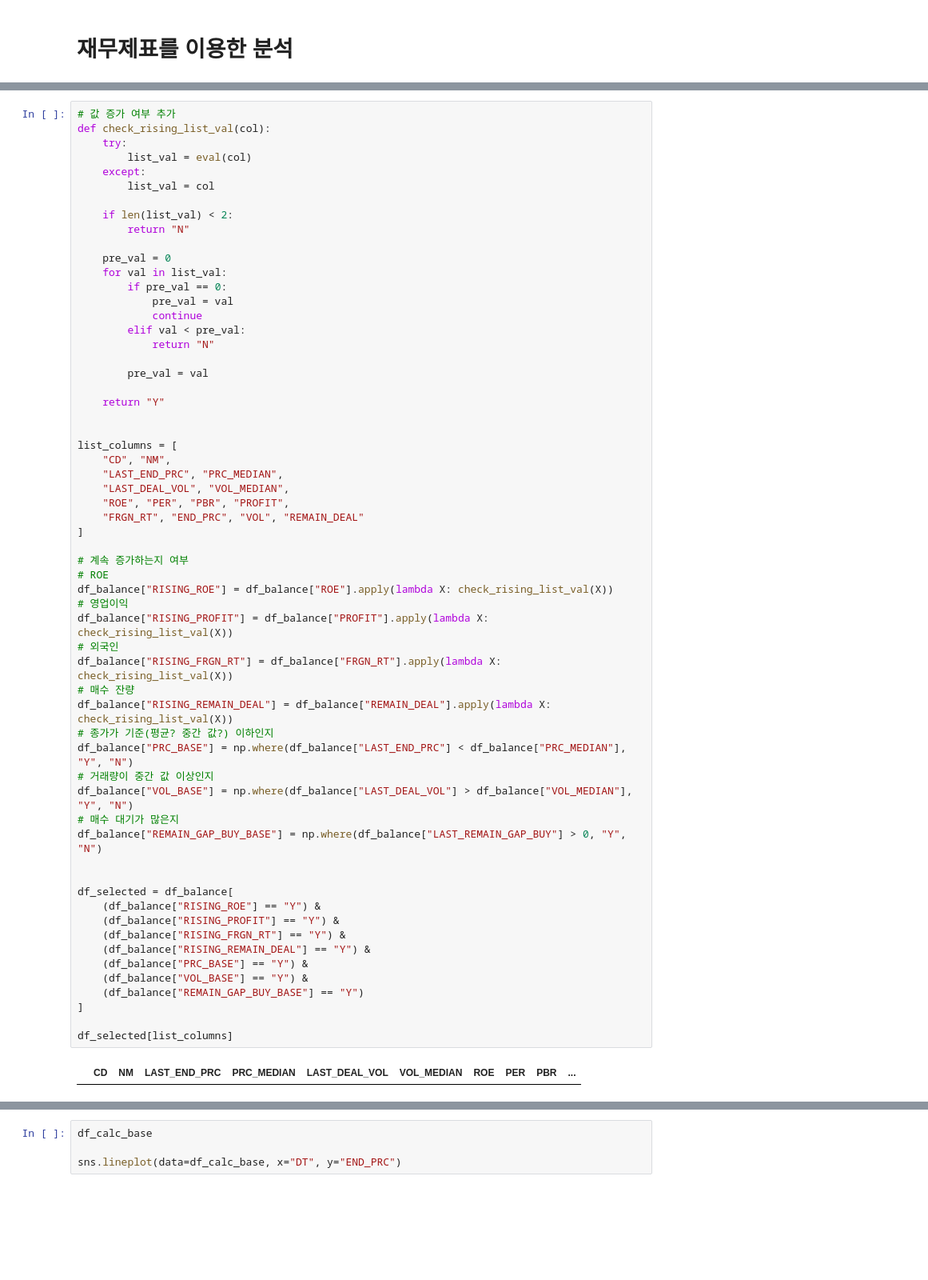
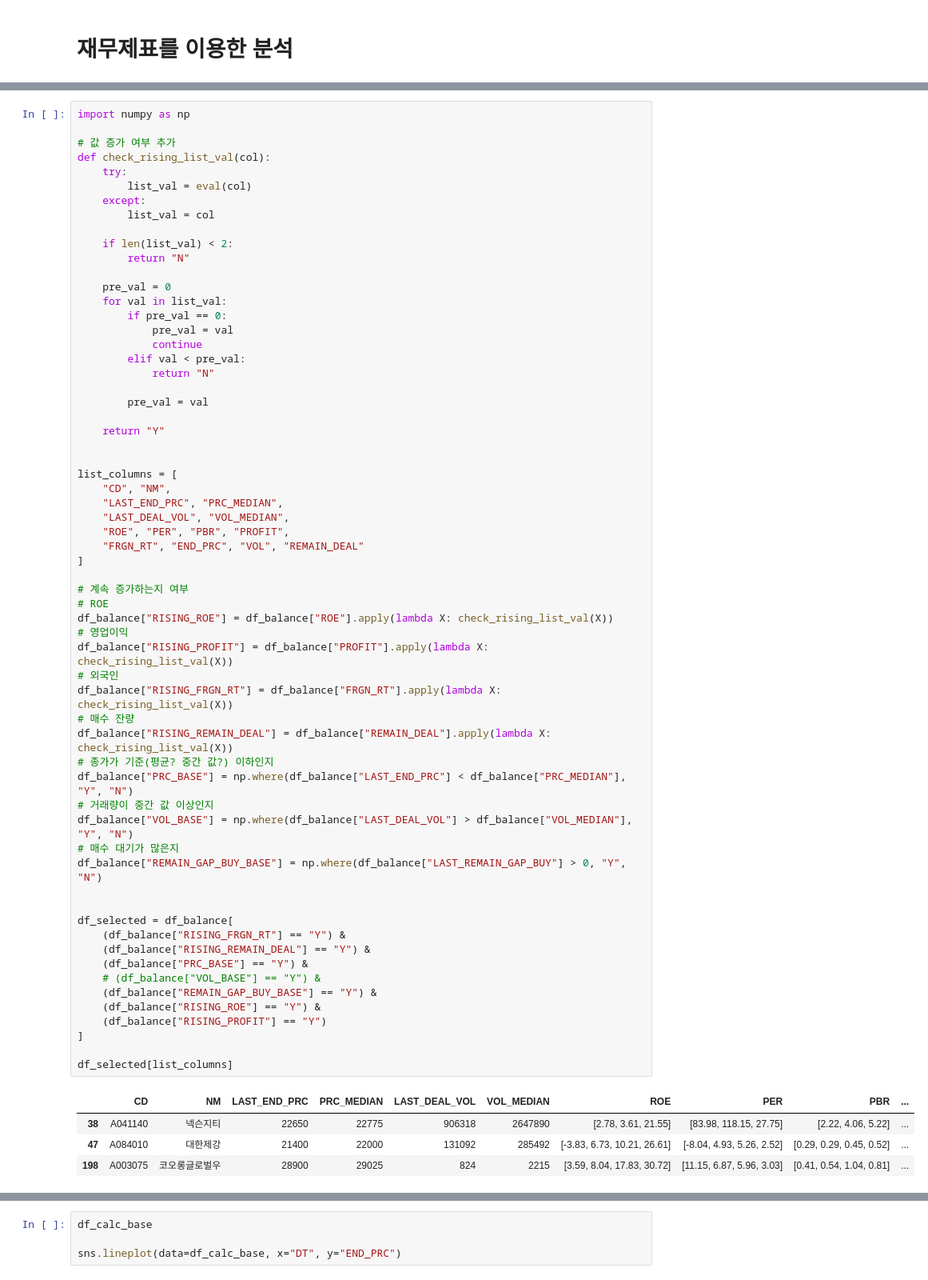
Before and after one commit to etlers/jupyter, a Jupyter notebook: investment/balance_sheet.ipynb, the cells around one changed output, grey strips where cells are left out. Shown at 80% size. Saved outputs shown, nothing was run; the diff lists cells and outputs as text; blank space fills up the shorter version.

Commit message:
balance sheet - recent deal data

```diff
--- a/investment/balance_sheet.ipynb
+++ b/investment/balance_sheet.ipynb
@@ -412,4 +434,6 @@ df_balance
 # %%
+import numpy as np
+
 # 값 증가 여부 추가
 def check_rising_list_val(col):
     try:
@@ -440,34 +464,37 @@ list_columns = [
     "ROE", "PER", "PBR", "PROFIT",
     "FRGN_RT", "END_PRC", "VOL", "REMAIN_DEAL"
 ]
 
 # 계속 증가하는지 여부
 # ROE
 df_balance["RISING_ROE"] = df_balance["ROE"].apply(lambda X: check_rising_list_val(X))
 # 영업이익
 df_balance["RISING_PROFIT"] = df_balance["PROFIT"].apply(lambda X: check_rising_list_val(X))
 # 외국인
 df_balance["RISING_FRGN_RT"] = df_balance["FRGN_RT"].apply(lambda X: check_rising_list_val(X))
 # 매수 잔량
 df_balance["RISING_REMAIN_DEAL"] = df_balance["REMAIN_DEAL"].apply(lambda X: check_rising_list_val(X))
 # 종가가 기준(평균? 중간 값?) 이하인지
 df_balance["PRC_BASE"] = np.where(df_balance["LAST_END_PRC"] < df_balance["PRC_MEDIAN"], "Y", "N")
 # 거래량이 중간 값 이상인지
 df_balance["VOL_BASE"] = np.where(df_balance["LAST_DEAL_VOL"] > df_balance["VOL_MEDIAN"], "Y", "N")
 # 매수 대기가 많은지
 df_balance["REMAIN_GAP_BUY_BASE"] = np.where(df_balance["LAST_REMAIN_GAP_BUY"] > 0, "Y", "N")
 
 
 df_selected = df_balance[
-    (df_balance["RISING_ROE"] == "Y") &
-    (df_balance["RISING_PROFIT"] == "Y") &
     (df_balance["RISING_FRGN_RT"] == "Y") &
     (df_balance["RISING_REMAIN_DEAL"] == "Y") &
     (df_balance["PRC_BASE"] == "Y") &
-    (df_balance["VOL_BASE"] == "Y") &
-    (df_balance["REMAIN_GAP_BUY_BASE"] == "Y")
+    # (df_balance["VOL_BASE"] == "Y") &
+    (df_balance["REMAIN_GAP_BUY_BASE"] == "Y") &
+    (df_balance["RISING_ROE"] == "Y") &
+    (df_balance["RISING_PROFIT"] == "Y")
 ]
 
 df_selected[list_columns]
 # %% [output]
 |  | CD | NM | LAST_END_PRC | PRC_MEDIAN | LAST_DEAL_VOL | VOL_MEDIAN | ROE | PER | PBR | ... |
+| 38 | A041140 | 넥슨지티 | 22650 | 22775 | 906318 | 2647890 | [2.78, 3.61, 21.55] | [83.98, 118.15, 27.75] | [2.22, 4.06, 5.22] | ... |
+| 47 | A084010 | 대한제강 | 21400 | 22000 | 131092 | 285492 | [-3.83, 6.73, 10.21, 26.61] | [-8.04, 4.93, 5.26, 2.52] | [0.29, 0.29, 0.45, 0.52] | ... |
+| 198 | A003075 | 코오롱글로벌우 | 28900 | 29025 | 824 | 2215 | [3.59, 8.04, 17.83, 30.72] | [11.15, 6.87, 5.96, 3.03] | [0.41, 0.54, 1.04, 0.81] | ... |
```
Also changed, not shown: parts of 15 cells of this notebook, 4 other files.
